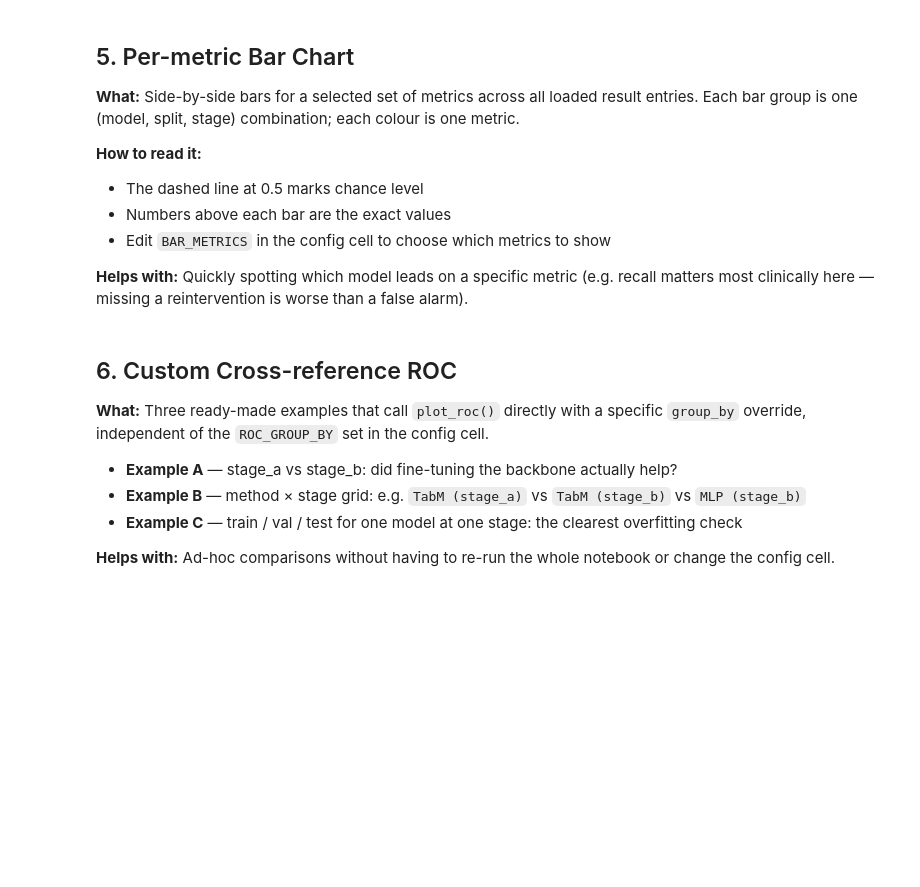
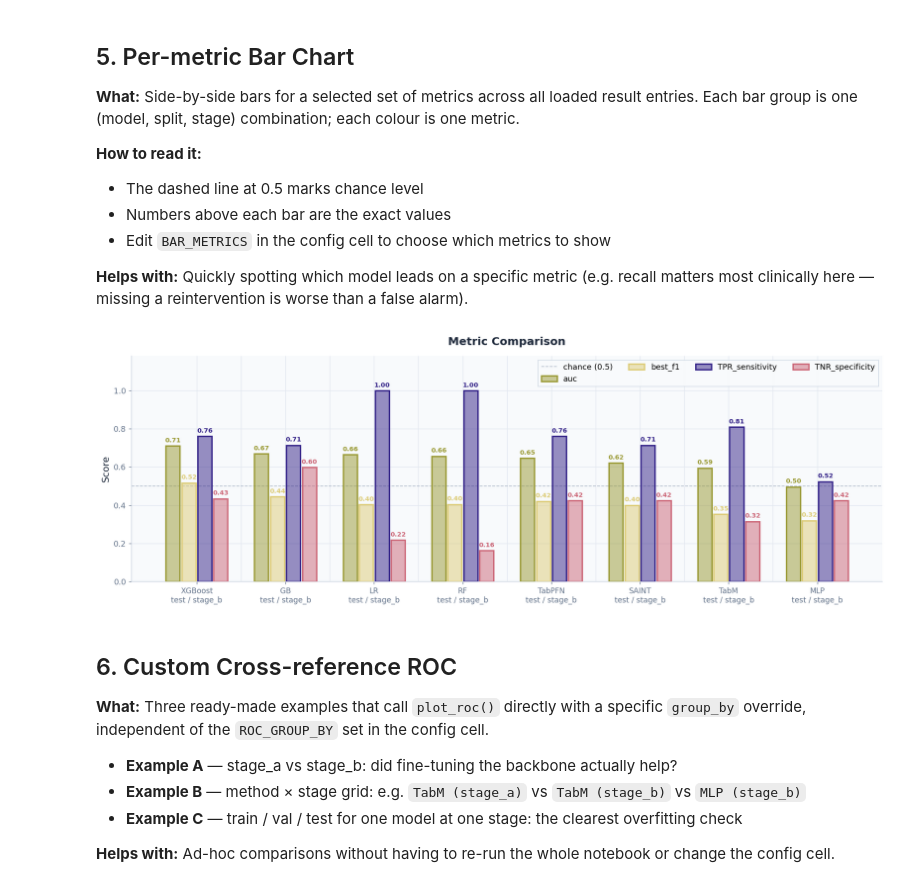
Before and after one commit to MIAGroupUT/TabPredict, a Jupyter notebook: eval/compare_results.ipynb, the cells around one changed output. Drawn from its saved outputs; the diff is of its cells as text; code cells hidden in the pictures; blank space fills up the shorter version.

```diff
--- a/eval/compare_results.ipynb
+++ b/eval/compare_results.ipynb
@@ -601,12 +886,11 @@ def plot_bars(
         bars = ax.bar(
             x + offset, vals,
             width=width * 0.88,
-            color=color,
-            alpha=0.88,
+            color=mcolors.to_rgba(color, alpha=0.5),
             label=metric,
             zorder=3,
-            edgecolor="white",
-            linewidth=0.6,
+            edgecolor=color,
+            linewidth=1.8,
         )
         # value labels on top
         for bar, v in zip(bars, vals):
@@ -619,33 +903,35 @@ def plot_bars(
             )
 
     # chance baseline
     ax.axhline(0.5, color="#94A3B8", lw=1.0, ls="--", alpha=0.7, zorder=2,
                label="chance (0.5)")
 
     ax.set_xticks(x)
     ax.set_xticklabels(x_labels, fontsize=9.5)
     ax.set_ylim(0, 1.18)
     ax.set_ylabel("Score")
     ax.set_title("Metric Comparison")
 
     legend = ax.legend(
         loc="upper right", fontsize=10,
         framealpha=0.96, edgecolor=_SPINE,
         fancybox=False, ncol=min(n_met, 5),
     )
     legend.get_frame().set_linewidth(0.8)
 
     # light vertical separators between groups
     for xi in x[:-1]:
         ax.axvline(xi + 0.5, color=_GRID, lw=0.8, zorder=1)
 
     plt.tight_layout()
     # plt.show()
     return fig
 
 
 fig = plot_bars(df)
 fig.savefig(f"{OUTPUT_DIR}/Metric_comparison_bar_chart.pdf", bbox_inches='tight')
+# %% [output]
+[figure, added]
 # %% [markdown]
 ## 6. Custom Cross-reference ROC
 
```
Also changed, not shown: parts of 20 cells of this notebook, 2 other files.
